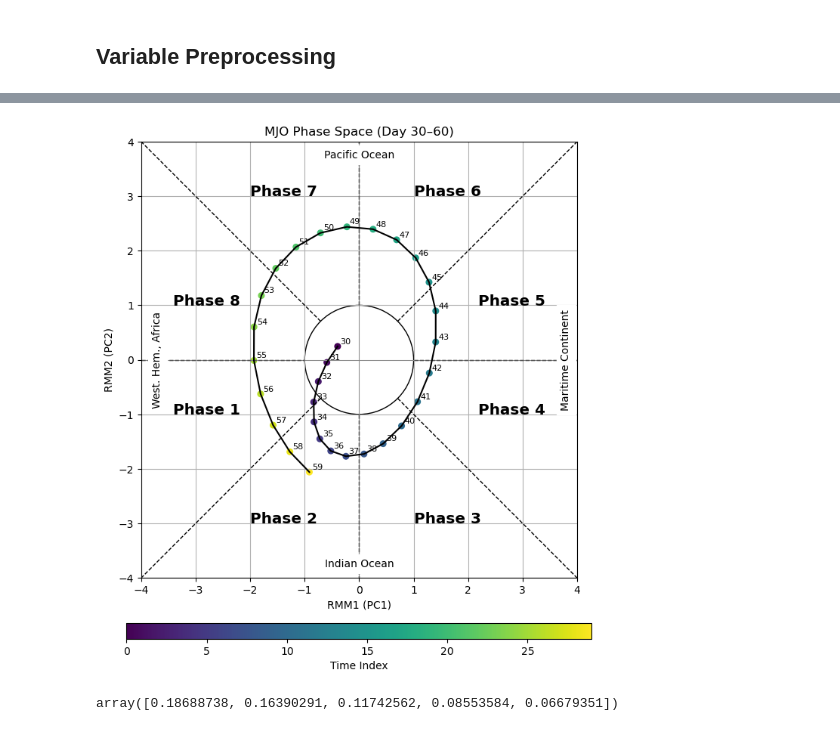
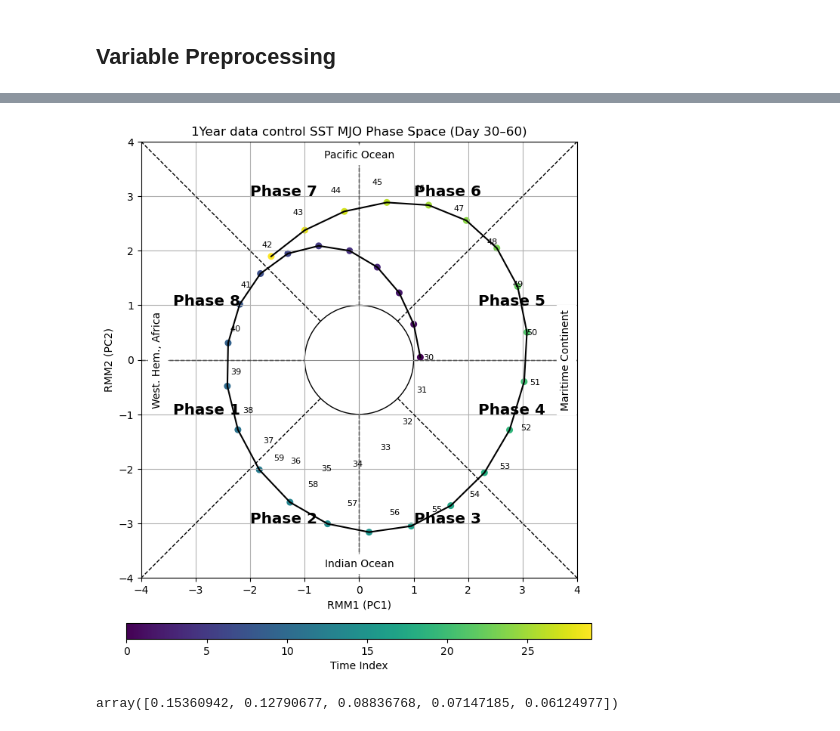
Before and after one commit to PeterChang1023/ESM_2025, a Jupyter notebook: RMM.ipynb, the cells around one changed output, grey strips where cells are left out. Cells and saved outputs as stored; diff of their text form; code cells hidden in the pictures.

Commit message:
update 1 year EOF data

```diff
--- a/RMM.ipynb
+++ b/RMM.ipynb
@@ -4,7 +4,9 @@ from netCDF4 import Dataset
 import numpy as np
 
 # Open the NetCDF file
-ds = Dataset("/data92/PeterChang/ESM_2025/f09.F2000_0101_0601_daily.nc", mode='r')
+# ds = Dataset("/data92/PeterChang/ESM_2025/f09.F2000_0101_0601_daily.nc", mode='r')
+ds = Dataset("/data92/PeterChang/ESM_2025/f09.F2000_MJO_1year.cam.h0.1year.nc", mode='r')
+# ds = Dataset("/data92/PeterChang/ESM_2025/f09.F2000_MJO_1.5anomaly.cam.h0.1101_0201.nc", mode='r')
 
 # View metadata
 # print(ds)
@@ -19,6 +21,8 @@ U850 = ds.variables['U850'][:]
 lat  = ds.variables['lat'][:]
 lon  = ds.variables['lon'][:]
 lev  = ds.variables['lev'][:]
+time  = ds.variables['time'][:]
+
 print(lev.shape)
 # %% [output]
 dict_keys(['time', 'time_bnds', 'slat', 'lat', 'lon', 'lev', 'lev_bnds', 'ilev', 'ilev_bnds', 'date', 'datesec', 'w_stag', 'nlon', 'wnummax', 'gw', 'ndcur', 'nscur', 'co2vmr', 'ch4vmr', 'n2ovmr', 'f11 ...
@@ -81,11 +105,11 @@ def highpass_filter(data, cutoff_period, dt, order=4):
 
 # Example usage:
 dt = 1  # daily data
-cutoff_period       = 60  # filter out components with period > 30 days
+cutoff_period       = 40 #40 #58  # filter out components with period > 30 days
 q_highpass_60day    = highpass_filter(q_tropics, cutoff_period, dt)
 U850_highpass_60day = highpass_filter(U850_tropics, cutoff_period, dt)
 U200_highpass_60day = highpass_filter(U200_tropics, cutoff_period, dt)
-cutoff_period       = 14
+cutoff_period       = 14 #14
 q_highpass_14day    = highpass_filter(q_tropics, cutoff_period, dt)
 U850_highpass_14day = highpass_filter(U850_tropics, cutoff_period, dt)
 U200_highpass_14day = highpass_filter(U200_tropics, cutoff_period, dt)
@@ -201,38 +225,38 @@ PC2 = pcs[:, 1]
 # Choose time range
 t_start, t_end = 30, 60
 PC1_sel = PC1[t_start:t_end]/np.std(PC1)
 PC2_sel = PC2[t_start:t_end]/np.std(PC2)
 
 # Compute amplitude
 amplitude = np.sqrt(PC1_sel**2 + PC2_sel**2)
 
 # Create figure
 # plt.figure(figsize=(6,6))
 fig, ax = plot_mjo_phase_space(figsize=(8,8))
 
 plt.axhline(0, color='gray', linewidth=0.5)
 plt.axvline(0, color='gray', linewidth=0.5)
 
 # Plot phase space trajectory
-plt.plot(PC1_sel, PC2_sel, 'k-', lw=1.5)
-CS = plt.scatter(PC1_sel, PC2_sel, c=np.arange(len(PC1_sel)), cmap='viridis', s=30)
+plt.plot(PC1_sel, -PC2_sel, 'k-', lw=1.5)
+CS = plt.scatter(PC1_sel, -PC2_sel, c=np.arange(len(PC1_sel)), cmap='viridis', s=30)
 
 # Add day numbers (optional)
 for i in range(len(PC1_sel)):
     plt.text(PC1_sel[i]+0.05, PC2_sel[i]+0.05, str(t_start+i), fontsize=8)
 
 # Labels and styling
 plt.xlabel('RMM1 (PC1)')
 plt.ylabel('RMM2 (PC2)')
-plt.title('MJO Phase Space (Day {}–{})'.format(t_start, t_end))
+plt.title('1Year data control SST MJO Phase Space (Day {}–{})'.format(t_start, t_end))
 plt.gca().set_aspect('equal')
 plt.grid(True)
 plt.colorbar(CS, label='Time Index', orientation="horizontal", shrink=0.8, aspect=30, pad=0.08)
 plt.tight_layout()
 plt.show()
 # %% [output]
-[figure, old version]
+[figure, new version]
 # %%
 explained_variance
 # %% [output]
-array([0.18688738, 0.16390291, 0.11742562, 0.08553584, 0.06679351])
+array([0.15360942, 0.12790677, 0.08836768, 0.07147185, 0.06124977])
```
Also changed, not shown: parts of 4 cells of this notebook.
